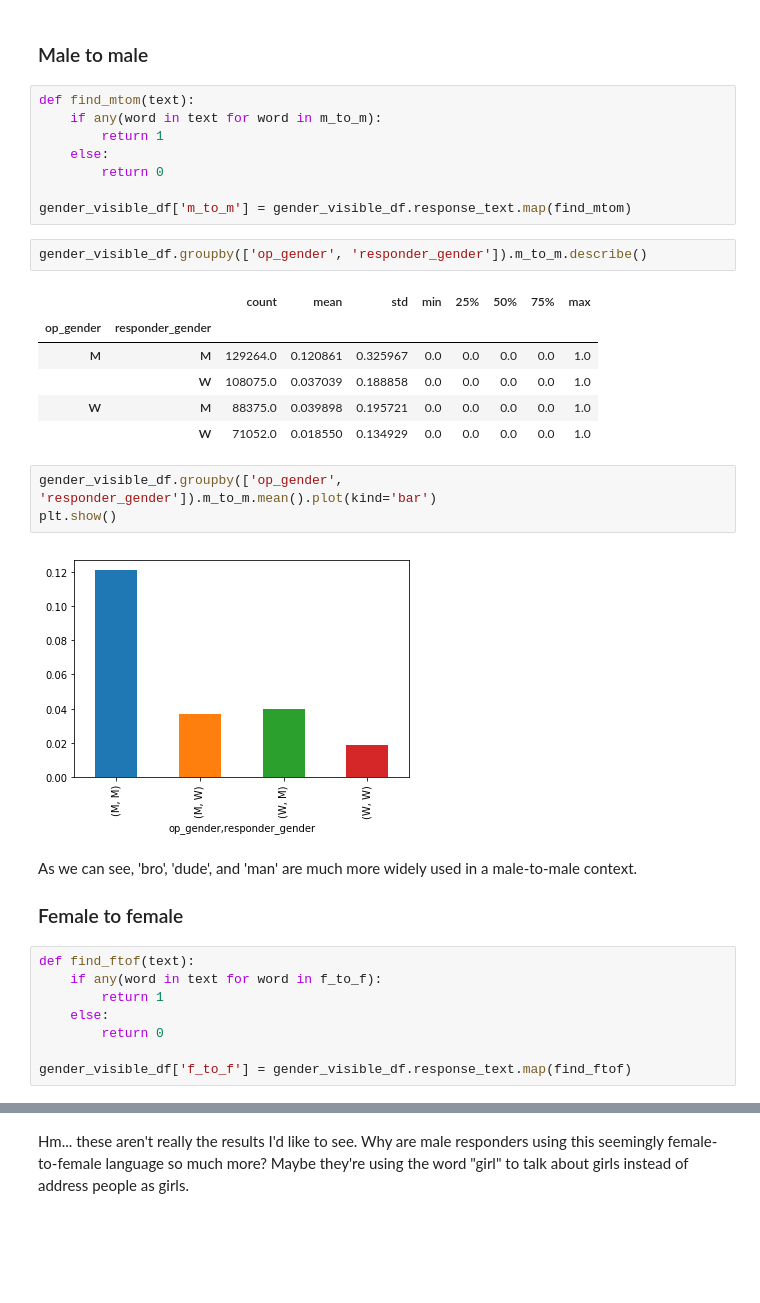
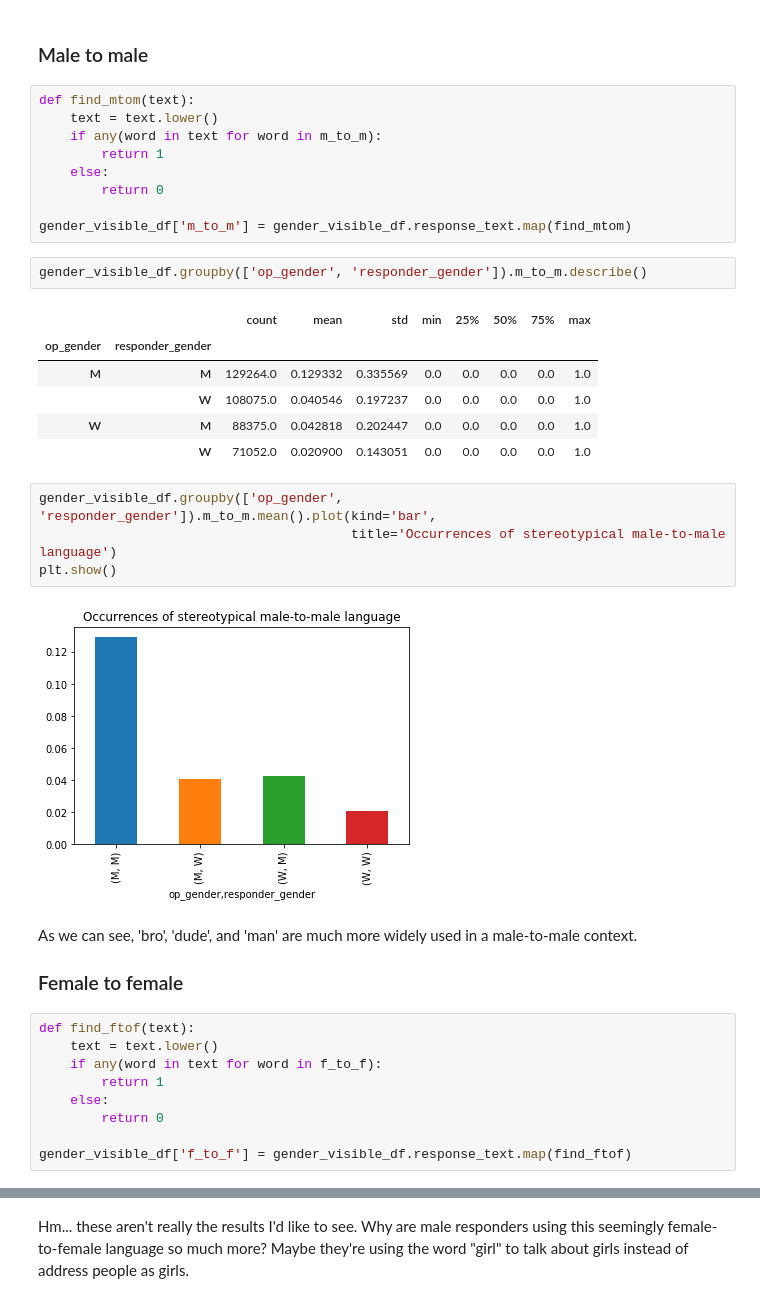
Before and after one commit to Data-Science-for-Linguists-2019/Gendered-Interaction-Online, a Jupyter notebook: genderxgender.ipynb, the cells around one changed output, grey strips where cells are left out. Saved outputs shown, nothing was run; the diff lists cells and outputs as text; blank space fills up the shorter version.

```diff
--- a/genderxgender.ipynb
+++ b/genderxgender.ipynb
@@ -31,6 +31,7 @@ f_to_f = ['girl','girly','girlie','chica'] # somewhat problematic... not as many
 ### Male to male
 # %%
 def find_mtom(text):
+    text = text.lower()
     if any(word in text for word in m_to_m):
         return 1
     else:
@@ -42,21 +43,23 @@ gender_visible_df.groupby(['op_gender', 'responder_gender']).m_to_m.describe()
 # %% [output]
 |  |  | count | mean | std | min | 25% | 50% | 75% | max |
 | op_gender | responder_gender |  |  |  |  |  |  |  |  |
-| M | M | 129264.0 | 0.120861 | 0.325967 | 0.0 | 0.0 | 0.0 | 0.0 | 1.0 |
-|  | W | 108075.0 | 0.037039 | 0.188858 | 0.0 | 0.0 | 0.0 | 0.0 | 1.0 |
-| W | M | 88375.0 | 0.039898 | 0.195721 | 0.0 | 0.0 | 0.0 | 0.0 | 1.0 |
-|  | W | 71052.0 | 0.018550 | 0.134929 | 0.0 | 0.0 | 0.0 | 0.0 | 1.0 |
+| M | M | 129264.0 | 0.129332 | 0.335569 | 0.0 | 0.0 | 0.0 | 0.0 | 1.0 |
+|  | W | 108075.0 | 0.040546 | 0.197237 | 0.0 | 0.0 | 0.0 | 0.0 | 1.0 |
+| W | M | 88375.0 | 0.042818 | 0.202447 | 0.0 | 0.0 | 0.0 | 0.0 | 1.0 |
+|  | W | 71052.0 | 0.020900 | 0.143051 | 0.0 | 0.0 | 0.0 | 0.0 | 1.0 |
 # %%
-gender_visible_df.groupby(['op_gender', 'responder_gender']).m_to_m.mean().plot(kind='bar')
+gender_visible_df.groupby(['op_gender', 'responder_gender']).m_to_m.mean().plot(kind='bar',
+                                        title='Occurrences of stereotypical male-to-male language')
 plt.show()
 # %% [output]
-[figure, old version]
+[figure, new version]
 # %% [markdown]
 As we can see, 'bro', 'dude', and 'man' are much more widely used in a male-to-male context.
 
 ### Female to female
 # %%
 def find_ftof(text):
+    text = text.lower()
     if any(word in text for word in f_to_f):
         return 1
     else:
```
Also changed, not shown: parts of 12 cells of this notebook.
